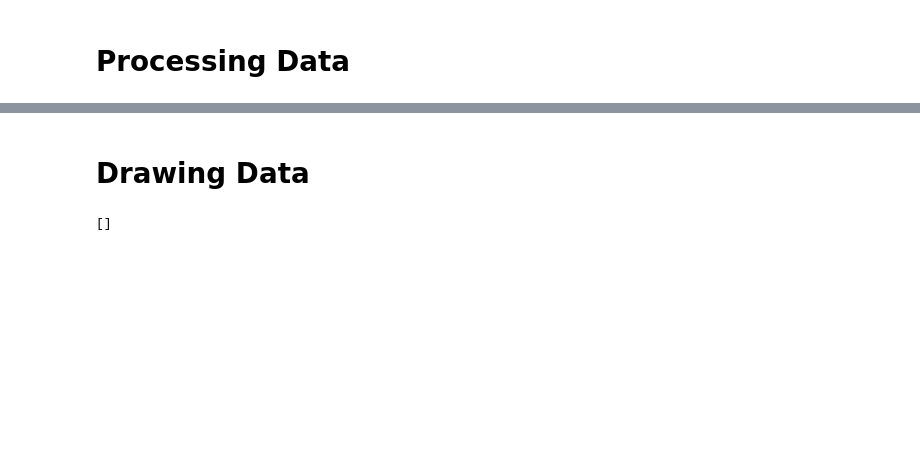
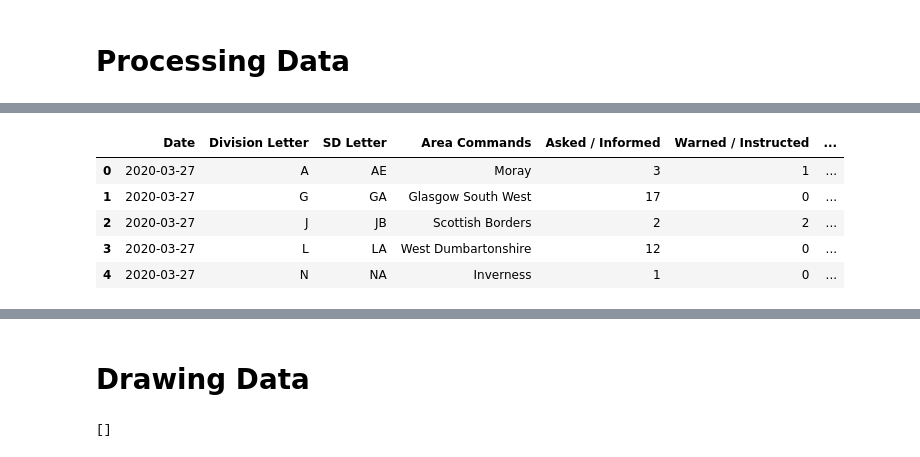
Before and after one commit to groegercesg/CovidEnforcementScotland, a Jupyter notebook: map.ipynb, the cells around one changed output, grey strips where cells are left out. Saved outputs shown, nothing was run; the diff lists cells and outputs as text; code cells hidden in the pictures; blank space fills up the shorter version.

```diff
--- a/map.ipynb
+++ b/map.ipynb
@@ -31,0 +38,9 @@ raw_data.head(10)
+# %%
+raw_data.head()
+# %% [output]
+|  | Date | Division Letter | SD Letter | Area Commands | Asked / Informed | Warned / Instructed | ... |
+| 0 | 2020-03-27 | A | AE | Moray | 3 | 1 | ... |
+| 1 | 2020-03-27 | G | GA | Glasgow South West | 17 | 0 | ... |
+| 2 | 2020-03-27 | J | JB | Scottish Borders | 2 | 2 | ... |
+| 3 | 2020-03-27 | L | LA | West Dumbartonshire | 12 | 0 | ... |
+| 4 | 2020-03-27 | N | NA | Inverness | 1 | 0 | ... |
```
Also changed, not shown: parts of 6 cells of this notebook.
